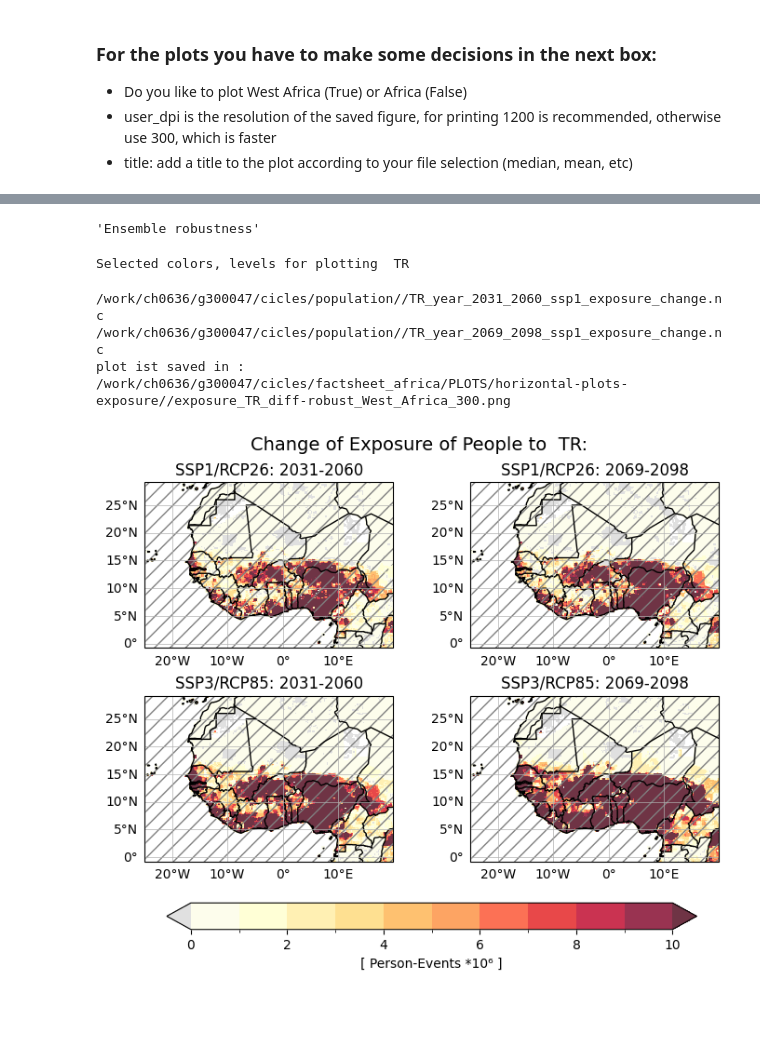
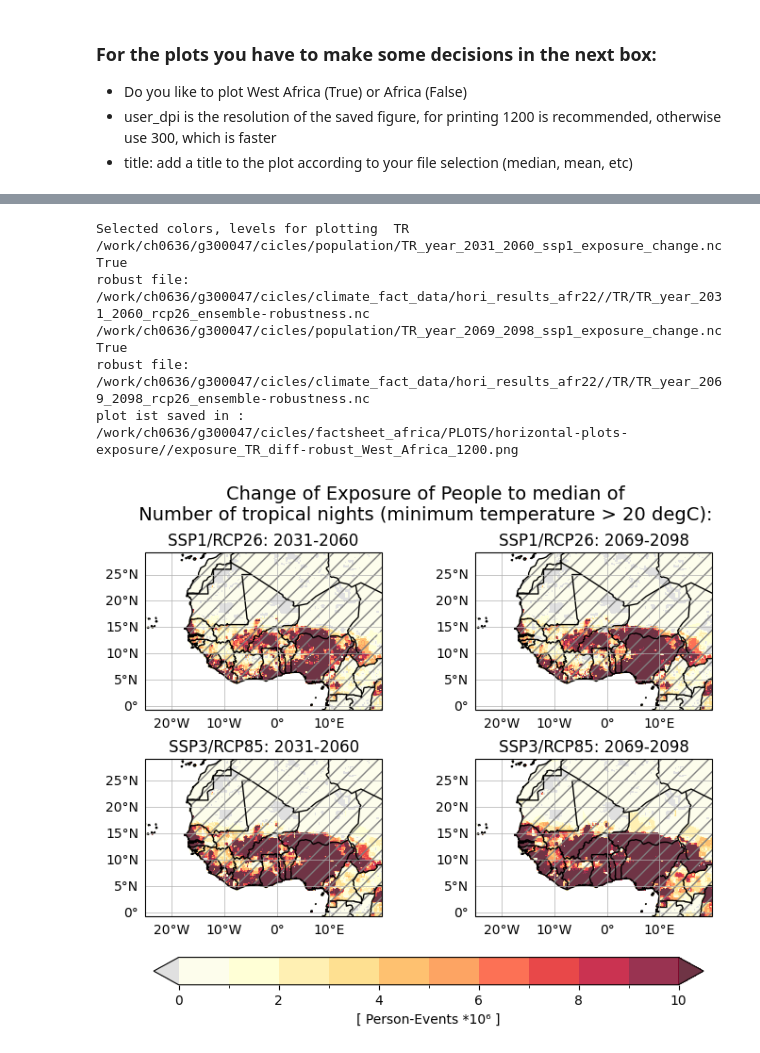
Before and after one commit to KatharinaBuelow/factsheet_africa, a Jupyter notebook: Notebooks/HORIZONTAL/horiplot-exposure-diff-robust.ipynb, the cells around one changed output, grey strips where cells are left out. Drawn from its saved outputs; the diff is of its cells as text; code cells hidden in the pictures; blank space fills up the shorter version.

Commit message:
change diff exposure plots

```diff
--- a/Notebooks/HORIZONTAL/horiplot-exposure-diff-robust.ipynb
+++ b/Notebooks/HORIZONTAL/horiplot-exposure-diff-robust.ipynb
@@ -108,7 +89,8 @@ pop_diff_ssp1
 #var='SU30'
 #var='SU35'
 #var='SU40'
-var='TR'
+#var='TR'
+var='TR26'
 #var='R20mm'
 #var='DD'
 
@@ -336,0 +317,22 @@ def get_time_slice(n: int) -> str:
+# %%
+# Calculated person events by multplying population with climate index
+# calculate for 1991-2024 and 2031-2060
+# For Bulletin, we use the 2031-2060 time period.
+# Get the list of files for absolute plots
+exposure_ssp1 = []
+exposure_ssp3 = []
+exposure_files_ssp1 = []
+exposure_files_ssp3 = []
+
+for n in range(0, 3):
+    person_event_ssp1 = exposure(pop_ssp1[n], sims_rcp26[n], var)
+    person_event_ssp3 = exposure(pop_ssp3[n], sims_rcp85[n], var)
+    time_slice = get_time_slice_absolute(n)
+    save_file_to_netcdf(person_event_ssp1, pop_dir, f'/{var}_year_{time_slice}_ssp1_person_event.nc' )
+    save_file_to_netcdf(person_event_ssp3, pop_dir, f'/{var}_year_{time_slice}_ssp3_person_event.nc')
+
+    exposure_ssp1.append(person_event_ssp1)
+    exposure_ssp3.append(person_event_ssp3)
+
+    exposure_files_ssp1.append(pop_dir+ f'/{var}_year_{time_slice}_ssp1_person_event.nc')
+    exposure_files_ssp3.append(pop_dir+ f'/{var}_year_{time_slice}_ssp3_person_event.nc')
@@ -338,8 +374,8 @@ def get_time_slice(n: int) -> str:
 # Here for Factsheet:
 exposure_change_ssp1 = []
 exposure_change_ssp3 = []
-exposure_ssp1 = []
-exposure_ssp3 = []
+exposure_change_files_ssp1 = []
+exposure_change_files_ssp3 = []
 for n in range(0, 2):
     change_ssp1 = diff_exposure(pop_ssp1[0], sims_rcp26[0], pop_diff_ssp1[n], sims_rcp26_diff[n], var)
     change_ssp3 = diff_exposure(pop_ssp3[0], sims_rcp85[0], pop_diff_ssp3[n], sims_rcp85_diff[n], var)
@@ -350,5 +386,5 @@ for n in range(0, 2):
 
     exposure_change_ssp1.append(change_ssp1)
     exposure_change_ssp3.append(change_ssp3)
-    exposure_ssp1.append(pop_dir+ f'/{var}_year_{time_slice}_ssp1_exposure_change.nc')
-    exposure_ssp3.append(pop_dir+ f'/{var}_year_{time_slice}_ssp3_exposure_change.nc')
+    exposure_change_files_ssp1.append(pop_dir+ f'/{var}_year_{time_slice}_ssp1_exposure_change.nc')
+    exposure_change_files_ssp3.append(pop_dir+ f'/{var}_year_{time_slice}_ssp3_exposure_change.nc')
@@ -393,34 +391,33 @@ for the following files:
-# %%
-df= xr.open_dataset(robust_rcp26[0], decode_timedelta=False)
-df['SU40'].long_name
-# %% [output]
-'Ensemble robustness'
 # %%
 print('Selected colors, levels for plotting ', var)
 
 color_steps_exp, level_steps_exp = colorsteps_exposure('exposure')
 
 plot_diff_exposure(
-     exposure_ssp1,
-     exposure_ssp3,
+     exposure_change_files_ssp1,
+     exposure_change_files_ssp3,
      robust_rcp26,
      robust_rcp85,
      plot_dir,
      level_steps_exp,
      color_steps_exp,
-     title='Change of Exposure of People to ', # unit person-events
+     title=f'Change of Exposure of People to median of\n {long_name}',
      var='exposure',
      varr='TR',
+     lsm=lsm,
      robustness=True,
-     #westafrica=False,
      westafrica=True,
-     user_dpi=300,
+     user_dpi=1200,
      rows=2,
      columns=2,
     )
 # %% [output]
 Selected colors, levels for plotting  TR
+/work/ch0636/g300047/cicles/population/TR_year_2031_2060_ssp1_exposure_change.nc
+True
+robust file:  /work/ch0636/g300047/cicles/climate_fact_data/hori_results_afr22//TR/TR_year_2031_2060_rcp26_ensemble-robustness.nc
+/work/ch0636/g300047/cicles/population/TR_year_2069_2098_ssp1_exposure_change.nc
+True
+robust file:  /work/ch0636/g300047/cicles/climate_fact_data/hori_results_afr22//TR/TR_year_2069_2098_rcp26_ensemble-robustness.nc
+plot ist saved in :  /work/ch0636/g300047/cicles/factsheet_africa/PLOTS/horizontal-plots-exposure//exposure_TR_diff-robust_West_Africa_1200.png
-/work/ch0636/g300047/cicles/population//TR_year_2031_2060_ssp1_exposure_change.nc
-/work/ch0636/g300047/cicles/population//TR_year_2069_2098_ssp1_exposure_change.nc
-plot ist saved in :  /work/ch0636/g300047/cicles/factsheet_africa/PLOTS/horizontal-plots-exposure//exposure_TR_diff-robust_West_Africa_300.png
-[figure, old version]
+[figure, new version]
```
Also changed, not shown: parts of 35 cells of this notebook, 4 other files.
